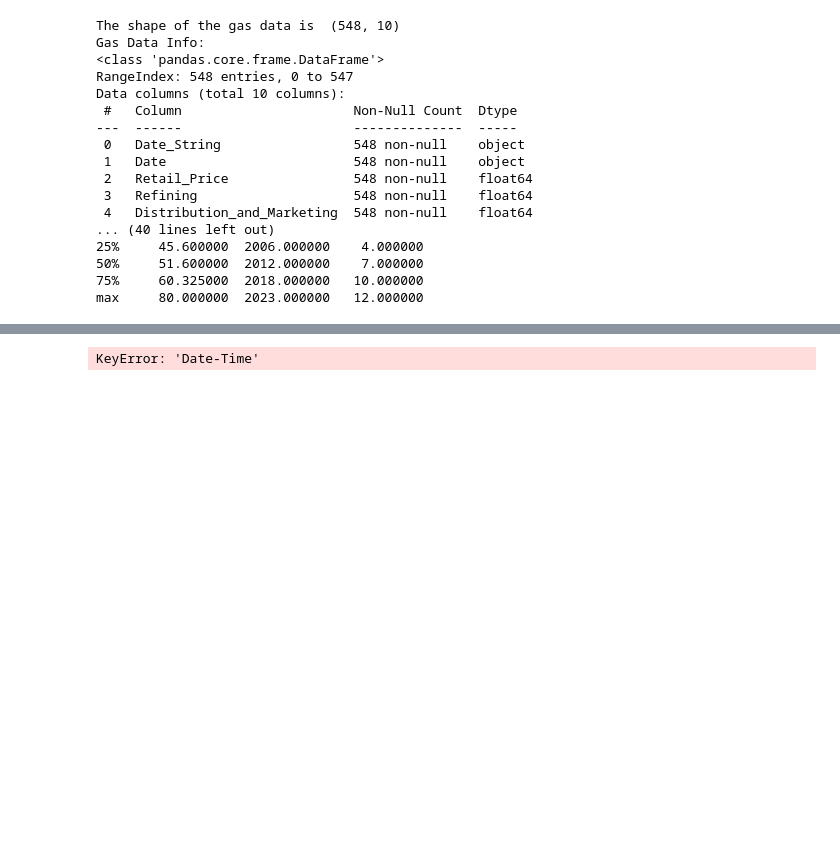
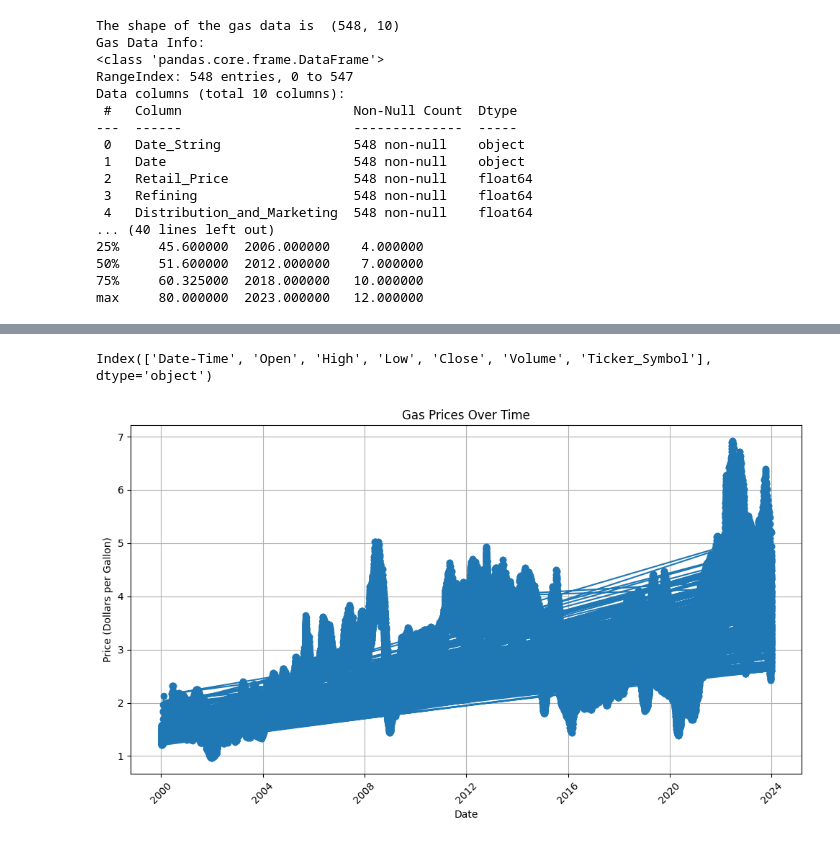
Before and after one commit to anaiskillian/citadeldatathon, a Jupyter notebook: example.ipynb, the cells around one changed output, grey strips where cells are left out. Cells and saved outputs as stored; diff of their text form; code cells hidden in the pictures; blank space fills up the shorter version.

```diff
--- a/example.ipynb
+++ b/example.ipynb
@@ -106,23 +106,28 @@ week_supply
 | 2 | Jan 21, 2000 | 6013 | 13850 | 13978 | 16317 | ... |
 | 3 | Jan 28, 2000 | 5988 | 14087 | 14266 | 16317 | ... |
 | 4 | Feb 04, 2000 | 6011 | 13707 | 13811 | 16317 | ... |
+# %%
+print(stock.columns)
+# %% [output]
+Index(['Date-Time', 'Open', 'High', 'Low', 'Close', 'Volume', 'Ticker_Symbol'], dtype='object')
 # %%
-# Convert 'Date-Time' column to datetime
-stock['Date-Time'] = pd.to_datetime(stock['Date-Time'])
+week_gas['Date'] = pd.to_datetime(week_gas['Date'])
 
-# Plotting
+# Check for null values in the 'Price' column
+null_price_rows = week_gas['Price'].isnull()
+
+# Filter out rows with null values in the 'Price' column
+gas_prices = week_gas[~null_price_rows]
+
+# Plot the cost of gas over time
 plt.figure(figsize=(10, 6))
-plt.plot(stock['Date-Time'], stock['Close'], marker='o', linestyle='-')
-
-# Formatting
-plt.title('Stock Close Price Over Time')
+plt.plot(gas_prices['Date'], gas_prices['Price'], marker='o', linestyle='-')
+plt.title('Gas Prices Over Time')
 plt.xlabel('Date')
-plt.ylabel('Close Price ($)')
+plt.ylabel('Price (Dollars per Gallon)')
 plt.grid(True)
 plt.xticks(rotation=45)
 plt.tight_layout()
-
-# Show plot
 plt.show()
 # %% [output]
-KeyError: 'Date-Time'
+[figure, added]
```
Also changed, not shown: parts of 4 cells of this notebook.
